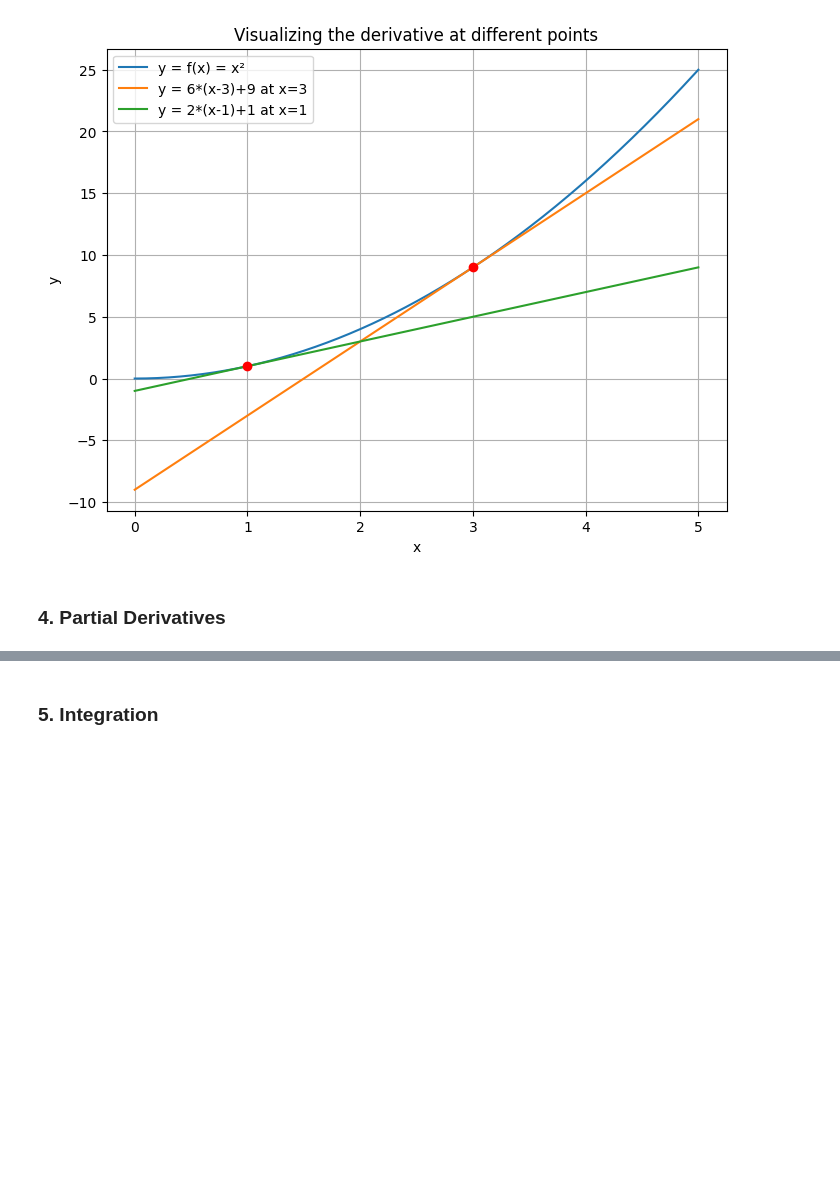
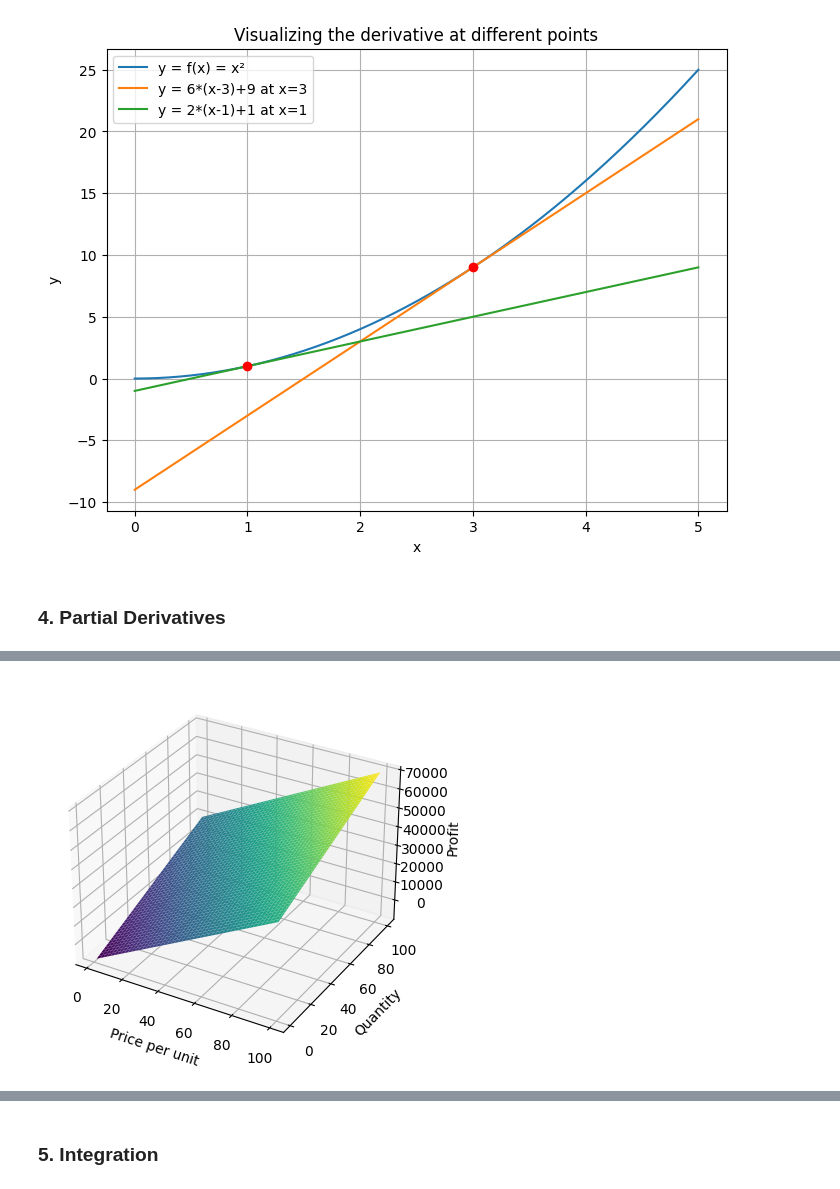
Before and after one commit to natapone/learning_ai_by_coding, a Jupyter notebook: 1-2_calculus.ipynb, the cells around one changed output, grey strips where cells are left out. Drawn from its saved outputs; the diff is of its cells as text; code cells hidden in the pictures; blank space fills up the shorter version.

```diff
--- a/1-2_calculus.ipynb
+++ b/1-2_calculus.ipynb
@@ -628,0 +724,16 @@ plt.show()
+# %%
+from sympy import symbols, diff
+
+# Define the symbolic variables
+x, y = symbols('x y')
+
+# Define the function
+def f(x, y):
+    return x**2 + y**2
+
+# Calculate partial derivatives
+partial_derivative_x = diff(f(x, y), x)
+partial_derivative_y = diff(f(x, y), y)
+
+print(f"The partial derivative of f with respect to x is: {partial_derivative_x}")
+print(f"The partial derivative of f with respect to y is: {partial_derivative_y}")
@@ -628,0 +760,27 @@ plt.show()
+# %%
+import numpy as np
+import matplotlib.pyplot as plt
+from mpl_toolkits.mplot3d import Axes3D
+
+# Define the function
+def P(x, y):
+    return 500*x + 300*y - 10000
+
+x = np.linspace(1, 100, 100) # range of price per unit
+y = np.linspace(1, 100, 100) # range of quantity
+
+X, Y = np.meshgrid(x, y)
+Z = P(X, Y)
+
+fig = plt.figure()
+ax = fig.add_subplot(111, projection='3d')
+
+ax.plot_surface(X, Y, Z, cmap='viridis')
+
+ax.set_xlabel('Price per unit')
+ax.set_ylabel('Quantity')
+ax.set_zlabel('Profit')
+
+plt.show()
+# %% [output]
+[figure, added]
```
Also changed, not shown: parts of 26 cells of this notebook.
